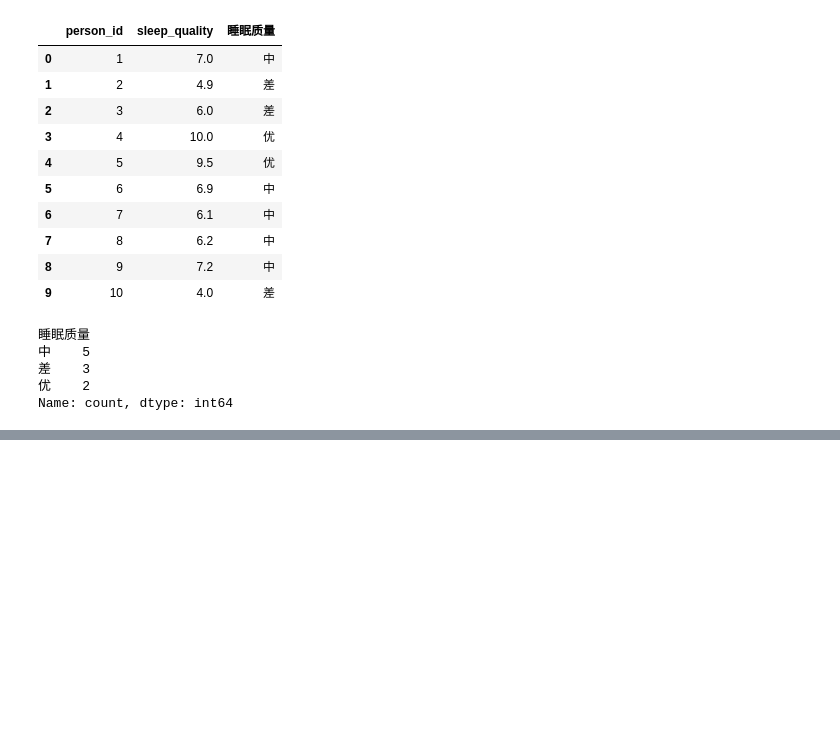
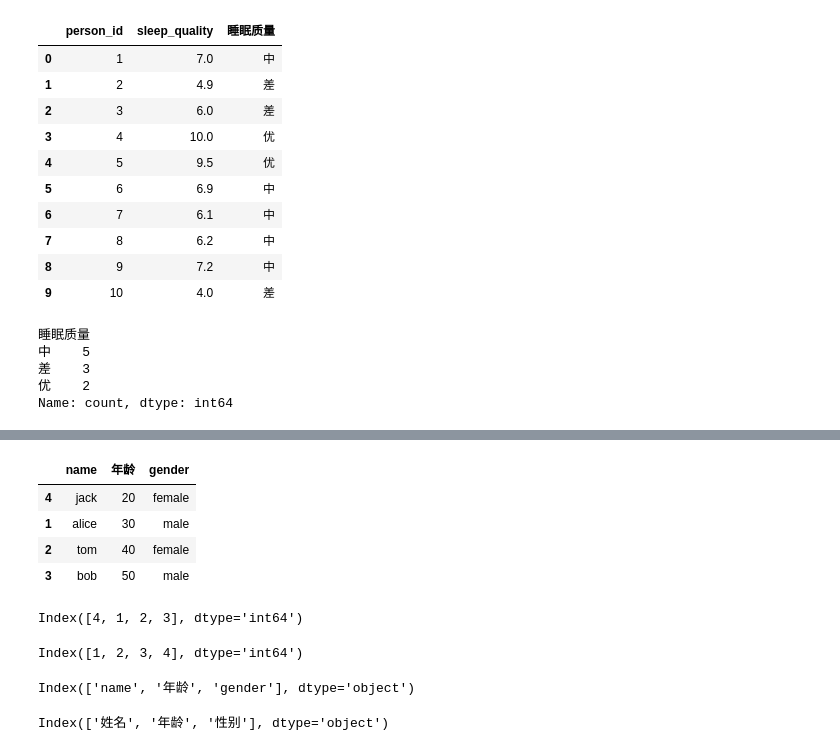
Before and after one commit to zimiao-dev/Python-Data-Analysis-Learning, a Jupyter notebook: 03_data_analysis/data_preprocessing.ipynb, the cells around one changed output, grey strips where cells are left out. Saved outputs shown, nothing was run; the diff lists cells and outputs as text; code cells hidden in the pictures; blank space fills up the shorter version.

```diff
--- a/03_data_analysis/data_analysis.ipynb
+++ b/03_data_analysis/data_preprocessing.ipynb
@@ -816,0 +879,12 @@ Name: count, dtype: int64
+# %%
+df
+# %% [output]
+|  | name | 年龄 | gender |
+| 4 | jack | 20 | female |
+| 1 | alice | 30 | male |
+| 2 | tom | 40 | female |
+| 3 | bob | 50 | male |
+# %%
+df.index
+# %% [output]
+Index([4, 1, 2, 3], dtype='int64')
@@ -816,0 +893,8 @@ Name: count, dtype: int64
+# %%
+df.index
+# %% [output]
+Index([1, 2, 3, 4], dtype='int64')
+# %%
+df.columns
+# %% [output]
+Index(['name', '年龄', 'gender'], dtype='object')
@@ -816,0 +903,4 @@ Name: count, dtype: int64
+# %%
+df.columns
+# %% [output]
+Index(['姓名', '年龄', '性别'], dtype='object')
```
Also changed, not shown: parts of 23 cells of this notebook.
